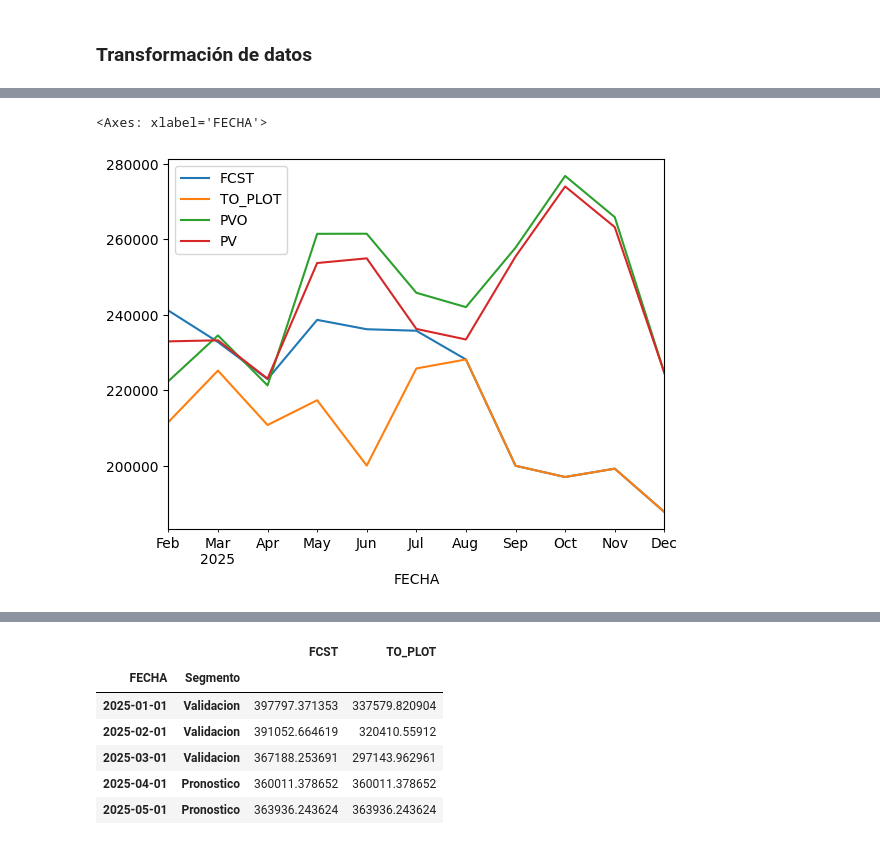
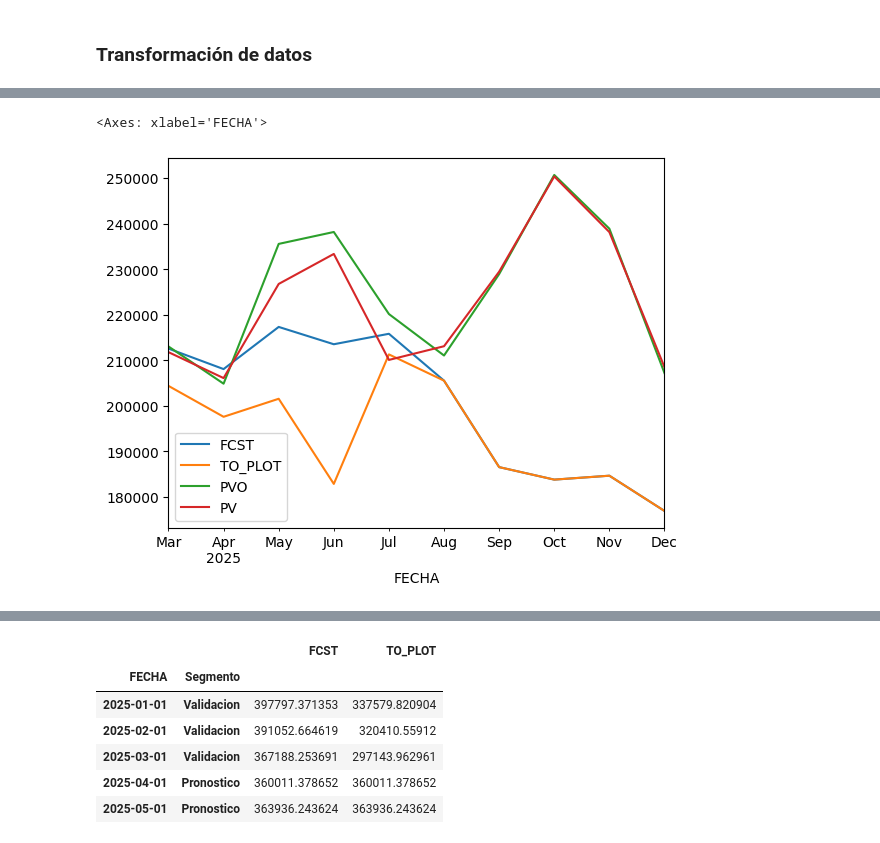
Before and after one commit to adojedar/demanda2, a Jupyter notebook: POP_BQ.ipynb, the cells around one changed output, grey strips where cells are left out. Cells and saved outputs as stored; diff of their text form; code cells hidden in the pictures.

```diff
--- a/POP_BQ.ipynb
+++ b/POP_BQ.ipynb
@@ -23,6 +24,7 @@ from google.cloud import bigquery
 from google.oauth2 import service_account
 from datetime import datetime
 from dateutil.relativedelta import relativedelta
+import itertools
 
 pd.set_option('display.max_columns', None)
 
@@ -35,11 +37,10 @@ now = datetime.now() - relativedelta(days= 3)
 date_today = datetime(now.year, now.month, 1)
 
 # Crear date_last_6m como seis meses antes de date_today
-date_last_6m = date_today - relativedelta(months=6)
+date_last_6m = date_today - relativedelta(months=5)
 
 # Crear date_forecas como seis meses después de date_today
 date_forecas = date_today + relativedelta(months=6)
-
 
 # Mostrar las fechas
 print("date_today:", date_today.strftime("%Y-%m-%d"))
@@ -195,6 +336,8 @@ df2.columns = colNames  # Rename to match df1
 # --- Combine both filtered datasets ---
 combined_df = pd.concat([df1, df2], ignore_index=True)
 
+display(combined_df.FECHA.value_counts())
+
 # --- Reorder columns: move Y_PREDICCION next to MODEL ---
 cols = combined_df.columns.tolist()
 
@@ -207,3 +350,19 @@ cols.insert(model_idx + 1, cols.pop(y_pred_idx))
 combined_df = combined_df[cols]
 
 combined_df["Y_PREDICCION"] = combined_df["Y_PREDICCION"].astype(float)
+
+display(combined_df.FECHA.value_counts())
+
+res = pd.pivot_table(combined_df, index=["FECHA", "NOMBRESUBDIRECCION", "NOMBREGRUPOESTADISTICO3"], columns= "MODEL", values= "Y_PREDICCION", aggfunc= "mean" ).reset_index()
+
+res["MAX_MODEL"] = True
+
+res = res.rename(columns = {"NOMBREGRUPOESTADISTICO3": "GE3", "NOMBRESUBDIRECCION": "NombreSubdireccion"})
+
+res["MAX_MODEL"] = res["MAX_MODEL"].fillna(False)
+
+out = pv.merge(res, how = "left", on = ["FECHA", "NombreSubdireccion", "GE3" ] ,validate = "1:1")
+
+out["MAX_MODEL"] = out["MAX_MODEL"].fillna(False)
+
+out
@@ -477,8 +679,8 @@ df
 # %%
-df.groupby("FECHA").agg({"FCST":"sum", "TO_PLOT":"sum", "PVO":"sum", "PV":"sum"}).plot()
+df[(df.MAX_MODEL == True) & (df.FECHA > "2025-02-03")].groupby("FECHA").agg({"FCST":"sum", "TO_PLOT":"sum", "PVO":"sum", "PV":"sum"}).plot()
 # %% [output]
 <Axes: xlabel='FECHA'>
-[figure, old version]
+[figure, new version]
 # %%
 condiciones = [df["MAX_Modelo"] == col  for col in cols2mape]
 
```
Also changed, not shown: parts of 19 cells of this notebook, 1 other file.
